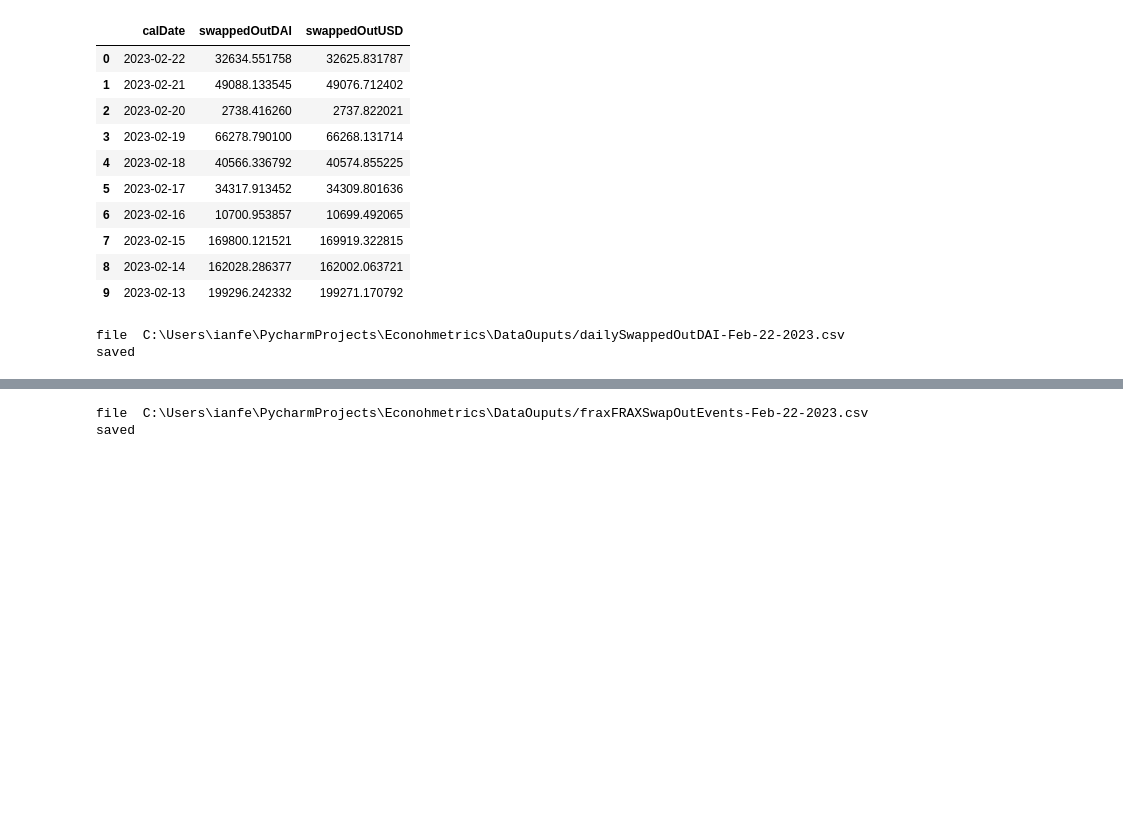
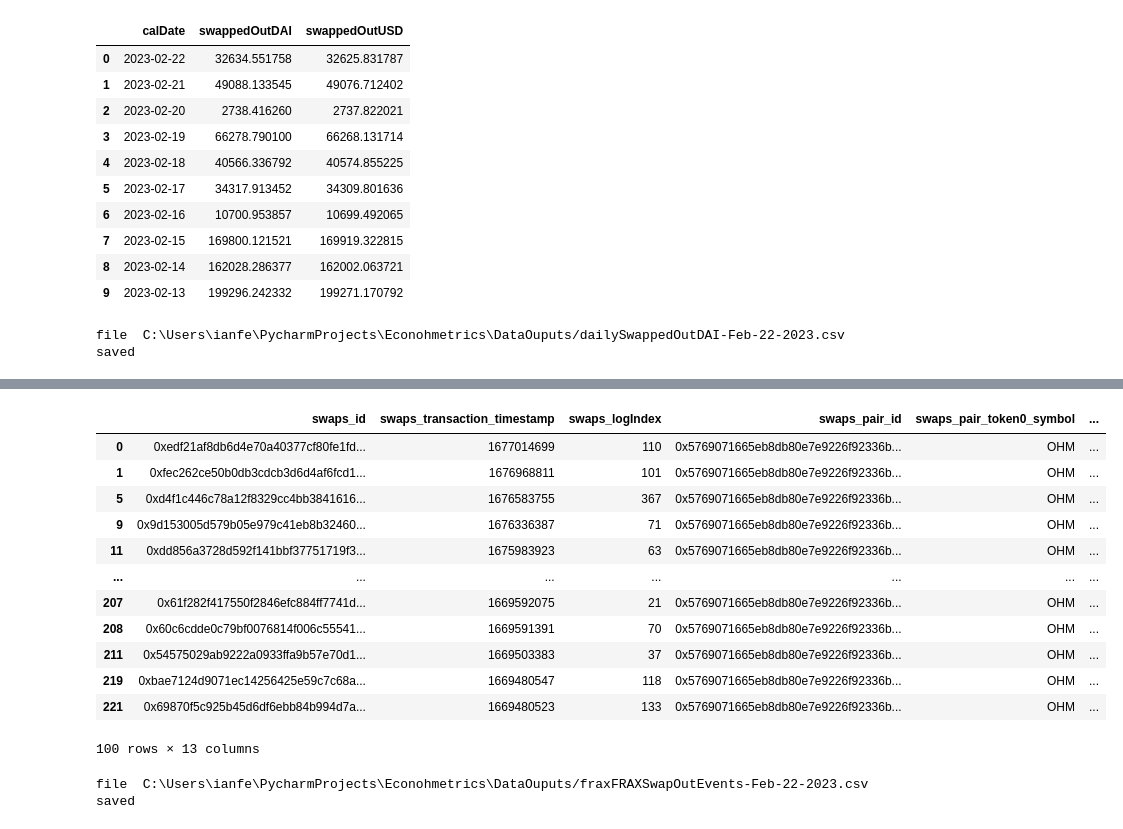
Before and after one commit to EdgeCaser/EconohmetricsOld, a Jupyter notebook: liquidityPoolEvents.ipynb, the cells around one changed output, grey strips where cells are left out. Saved outputs shown, nothing was run; the diff lists cells and outputs as text; code cells hidden in the pictures; blank space fills up the shorter version.

```diff
--- a/liquidityPoolEvents.ipynb
+++ b/liquidityPoolEvents.ipynb
@@ -220,3 +193,21 @@ fraxSwapEvents.head(10)
+# %%
+#we remove the unnecessary columns :amount1In and amount0Out
+fraxSwapEvents.drop(['swaps_amount1In','swaps_amount0Out'],axis=1, inplace=True)
+fraxSwapEvents.head(100)
+# %% [output]
+|  | swaps_id | swaps_transaction_timestamp | swaps_logIndex | swaps_pair_id | swaps_pair_token0_symbol | ... |
+| 0 | 0xedf21af8db6d4e70a40377cf80fe1fd... | 1677014699 | 110 | 0x5769071665eb8db80e7e9226f92336b... | OHM | ... |
+| 1 | 0xfec262ce50b0db3cdcb3d6d4af6fcd1... | 1676968811 | 101 | 0x5769071665eb8db80e7e9226f92336b... | OHM | ... |
+| 5 | 0xd4f1c446c78a12f8329cc4bb3841616... | 1676583755 | 367 | 0x5769071665eb8db80e7e9226f92336b... | OHM | ... |
+| 9 | 0x9d153005d579b05e979c41eb8b32460... | 1676336387 | 71 | 0x5769071665eb8db80e7e9226f92336b... | OHM | ... |
+| 11 | 0xdd856a3728d592f141bbf37751719f3... | 1675983923 | 63 | 0x5769071665eb8db80e7e9226f92336b... | OHM | ... |
+| ... | ... | ... | ... | ... | ... | ... |
+| 207 | 0x61f282f417550f2846efc884ff7741d... | 1669592075 | 21 | 0x5769071665eb8db80e7e9226f92336b... | OHM | ... |
+| 208 | 0x60c6cdde0c79bf0076814f006c55541... | 1669591391 | 70 | 0x5769071665eb8db80e7e9226f92336b... | OHM | ... |
+| 211 | 0x54575029ab9222a0933ffa9b57e70d1... | 1669503383 | 37 | 0x5769071665eb8db80e7e9226f92336b... | OHM | ... |
+| 219 | 0xbae7124d9071ec14256425e59c7c68a... | 1669480547 | 118 | 0x5769071665eb8db80e7e9226f92336b... | OHM | ... |
+| 221 | 0x69870f5c925b45d6df6ebb84b994d7a... | 1669480523 | 133 | 0x5769071665eb8db80e7e9226f92336b... | OHM | ... |
+100 rows × 13 columns
 # %%
 fraxPath =file+'/fraxFRAXSwapOutEvents-'+str(date.today().strftime("%b-%d-%Y"))+'.csv'
 fraxSwapEvents.to_csv(fraxPath, index = False)
```
Also changed, not shown: parts of 9 cells of this notebook, 3 other files.
